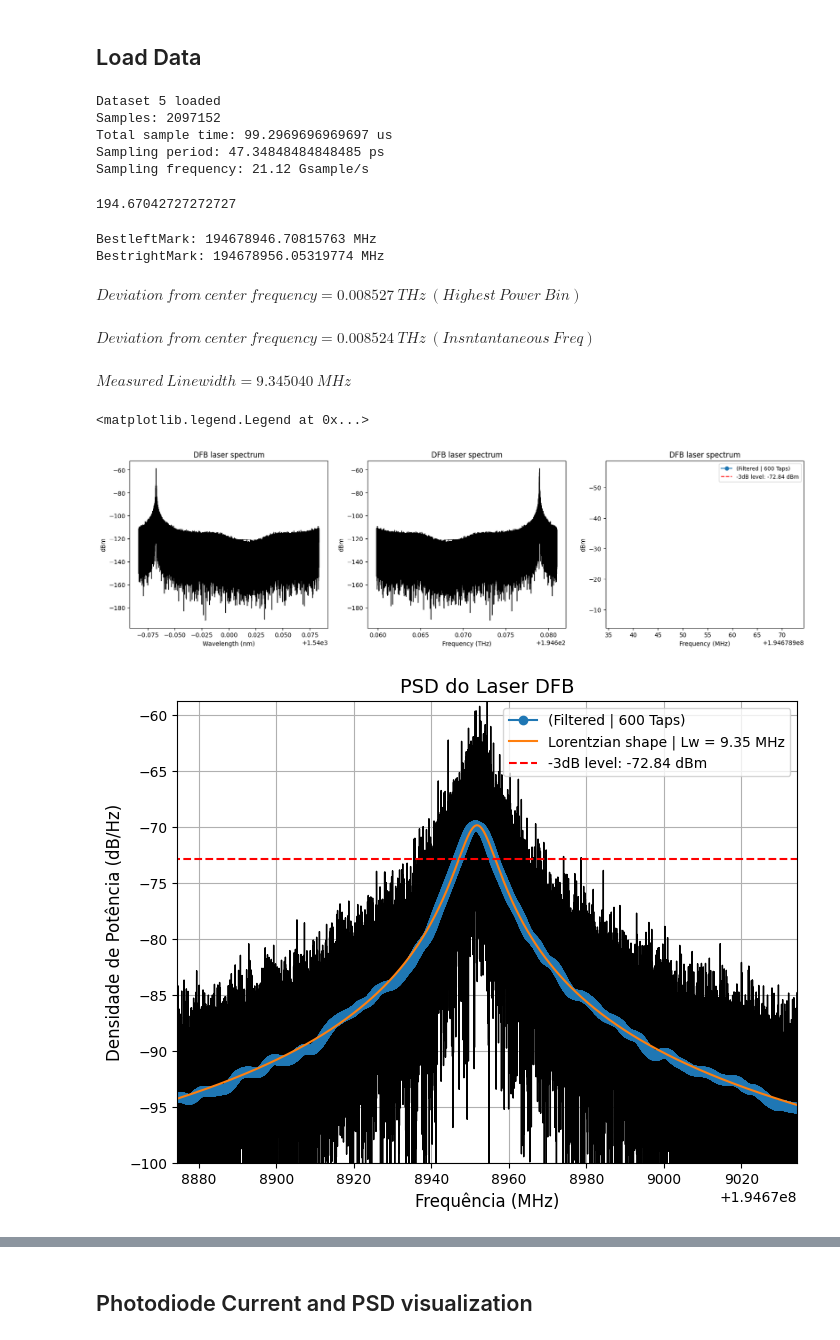
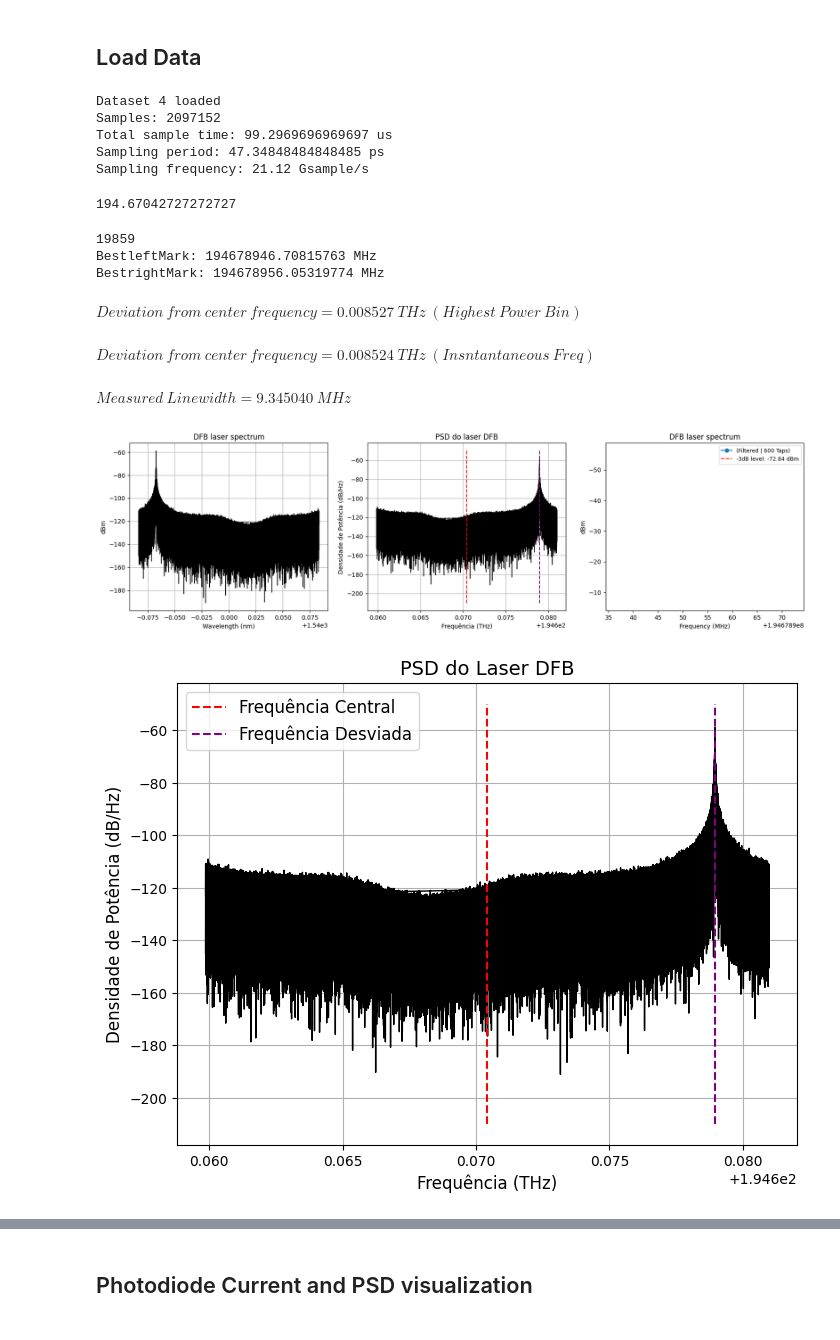
Before and after one commit to CaioRodrigues200/Laser-Study, a Jupyter notebook: Projects/Delayed_Self_Heterodyne/Delayed_Self_Heterodyne.ipynb, the cells around one changed output, grey strips where cells are left out. Cells and saved outputs as stored; diff of their text form; code cells hidden in the pictures.

```diff
--- a/Projects/Delayed_Self_Heterodyne/Delayed_Self_Heterodyne.ipynb
+++ b/Projects/Delayed_Self_Heterodyne/Delayed_Self_Heterodyne.ipynb
@@ -463,7 +463,7 @@ with open(picklepath+'Dataset('+str(checkpoint_count+1)+').pickle','wb') as hand
 # %% [markdown]
 ## Load Data
 # %%
-LoadData = 5
+LoadData = 4
 
 picklepath = 'Data/'
 
@@ -493,7 +493,7 @@ print(f'Total sample time: {len(loadedt)*Ts*1e6} us')
 print(f'Sampling period: {Ts*1e12} ps')
 print(f'Sampling frequency: {Fs*1e-9} Gsample/s')
 # %% [output]
-Dataset 5 loaded
+Dataset 4 loaded
 Samples: 2097152
 Total sample time: 99.2969696969697 us
 Sampling period: 47.34848484848485 ps
@@ -529,19 +529,24 @@ ax[0].plot(c/(freq+c/loadedlmbd)*1e9, 10*np.log10(1e3*spectrum), color='black',l
 ax[0].set_ylabel('dBm')
 ax[0].set_xlabel('Wavelength (nm)')
 ax[0].set_title('DFB laser spectrum')
+ax[0].grid()
+
+DeviationFreq = freq[np.argmax(spectrum)]
 
 spectrum = len(loadede_out)*np.abs(np.fft.fft(loadede_out,norm='forward'))**2/Fs
 freq = np.fft.fftfreq(len(loadedt),d=1/Fs)
 ax[1].plot((freq+c/loadedlmbd)*1e-12, 10*np.log10(1e3*spectrum), color='black',linewidth = 1)
+ax[1].vlines((c/loadedlmbd)*1e-12,ymin=-210, ymax=-50, color='red', linestyle='--', label=f'Frequência Central')
+ax[1].vlines(((c/loadedlmbd)+DeviationFreq)*1e-12,ymin=-210, ymax=-50, color='purple', linestyle='--', label=f'Frequência Desviada')
 # ax[0].set_xlim(1538,1542)
 # ax[1].set_ylim(-60,np.max(10*np.log10(1e3*spectrum))+5)
-ax[1].set_ylabel('dBm')
-ax[1].set_xlabel('Frequency (THz)')
-ax[1].set_title('DFB laser spectrum')
+ax[1].set_ylabel('Densidade de Potência (dB/Hz)')
+ax[1].set_xlabel('Frequência (THz)')
+ax[1].set_title('PSD do laser DFB')
+ax[1].grid()
 
-DeviationFreq = freq[np.argmax(spectrum)]
 centerFreq = c/loadedlmbd + DeviationFreq
-cutLims = [centerFreq - 1000e6 , centerFreq + 1000e6]
+cutLims = [centerFreq - 100e6 , centerFreq + 100e6]
 
 spectrum = np.concatenate((spectrum[int(len(freq)/2):],spectrum[:int(len(freq)/2)]))
 freq = np.concatenate((freq[int(len(freq)/2):],freq[:int(len(freq)/2)]))
@@ -554,6 +559,7 @@ spectrum =  10*np.log10(1e3*spectrum[initFreq:endFreq])
 # Filter spectrum
 Ntaps = 600
 b = signal.firwin(numtaps = Ntaps, cutoff = 1e-5, window='hamming')
+print(len(spectrum))
 FilteredSpec = firFilter(b, spectrum)[Ntaps:-Ntaps]
 
 ax[2].plot(freq*1e-6, spectrum, color='black',linewidth = 1)
@@ -589,33 +595,49 @@ delF = BestrightMark*1e-6-BestleftMark*1e-6
 EffFreqDeviation = np.round((loadedphase[-1]-loadedphase[0])/(2*np.pi*loadedt[-1]),3)
 display(Math('Deviation~from~center~frequency = %5.6f~THz~(Highest~Power~Bin)' %(DeviationFreq*1e-12)))
 display(Math('Deviation~from~center~frequency = %5.6f~THz~(Insntantaneous~Freq)' %(EffFreqDeviation*1e-12)))
 display(Math('Measured~Linewidth = %5.6f~MHz' %(delF)))
 
+
+spectrumshow = len(loadede_out)*np.abs(np.fft.fft(loadede_out,norm='forward'))**2/Fs
+freqshow = np.fft.fftfreq(len(loadedt),d=1/Fs)
+plt.figure(figsize=(8,6))
+plt.plot((freqshow+c/loadedlmbd)*1e-12, 10*np.log10(1e3*spectrumshow), color='black',linewidth = 1)
+plt.vlines((c/loadedlmbd)*1e-12,ymin=-210, ymax=-50, color='red', linestyle='--', label=f'Frequência Central')
+plt.vlines(((c/loadedlmbd)+DeviationFreq)*1e-12,ymin=-210, ymax=-50, color='purple', linestyle='--', label=f'Frequência Desviada')
+plt.ylabel('Densidade de Potência (dB/Hz)',fontsize=12)
+plt.xlabel('Frequência (THz)',fontsize=12)
+plt.title('PSD do Laser DFB',fontsize=14)
+plt.grid()
+plt.legend(fontsize=12)
+# plt.savefig("FreqDeviationDFB.pdf", format="pdf")
+
+
 # Comparison with a lorentzian shape ---------------------------------------------------
 
 f0 = c/loadedlmbd + EffFreqDeviation
 delV = delF*1e6
 LorentzS = 10*np.log10(1/(2*np.pi) * delV/((freq - f0)**2 + (delV/2)**2))
 LorentzS = LorentzS + (np.max(FilteredSpec)-np.max(LorentzS))
 
 plt.figure(figsize=(8,6))
 plt.plot(freq*1e-6, spectrum[Ntaps:-Ntaps], color='black',linewidth = 1)
 plt.plot(freq*1e-6,FilteredSpec,'-o', label=f'(Filtered | {Ntaps} Taps)')
 plt.plot(freq*1e-6,LorentzS,label=f'Lorentzian shape | Lw = {np.round(delV*1e-6,2)} MHz')
 plt.hlines(np.max(FilteredSpec)-3,xmin=cutLims[0]*1e-6, xmax=cutLims[1]*1e-6, color='red', linestyle='--', label=f'-3dB level: {np.round(np.max(FilteredSpec)-3,2)} dBm')
 plt.xlim(centerFreq*1e-6 - 80 , centerFreq*1e-6 + 80)
 plt.ylim(-100,np.max(spectrum)+0)
 plt.ylabel('Densidade de Potência (dB/Hz)',fontsize=12)
 plt.xlabel('Frequência (MHz)',fontsize=12)
 plt.title('PSD do Laser DFB',fontsize=14)
 plt.grid()
 plt.legend(fontsize=10)
+plt.savefig("DFBPSD.pdf", format="pdf")
 # %% [output]
+19859
 BestleftMark: 194678946.70815763 MHz
 BestrightMark: 194678956.05319774 MHz
 $\displaystyle Deviation~from~center~frequency = 0.008527~THz~(Highest~Power~Bin)$
 $\displaystyle Deviation~from~center~frequency = 0.008524~THz~(Insntantaneous~Freq)$
 $\displaystyle Measured~Linewidth = 9.345040~MHz$
-<matplotlib.legend.Legend at 0x...>
-[figure, old version]
+[figure, new version]
-[figure, old version]
+[figure, new version]
```
Also changed, not shown: parts of 21 cells of this notebook, 24 other files.
